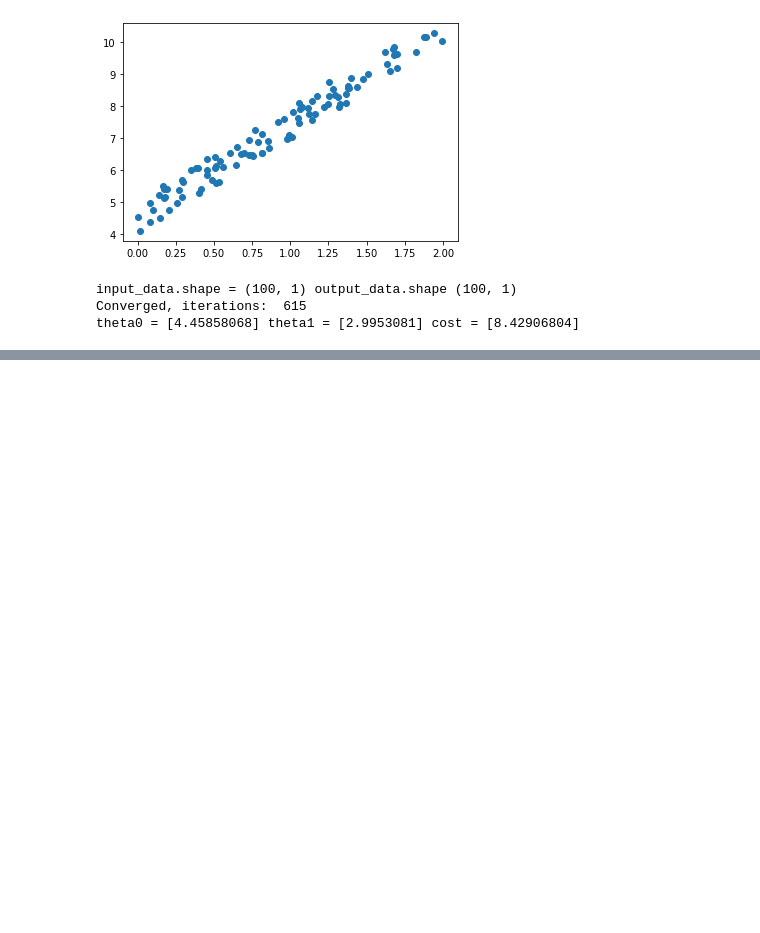
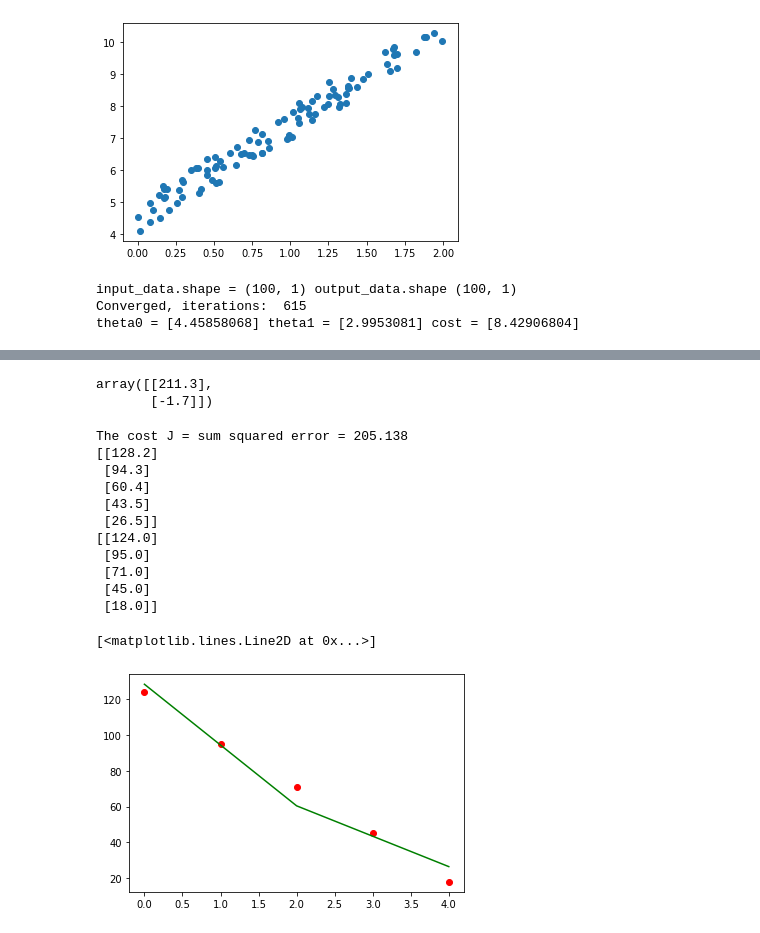
Before and after one commit to landonbr/Algorithms, a Jupyter notebook: gradient_descent.ipynb, the cells around one changed output, grey strips where cells are left out. Drawn from its saved outputs; the diff is of its cells as text; code cells hidden in the pictures; blank space fills up the shorter version.

```diff
--- a/gradient_descent.ipynb
+++ b/gradient_descent.ipynb
@@ -73,0 +82,11 @@ ValueError: x and y must have same first dimension, but have shapes (100, 1) and
+# %%
+m = x.shape[0]
+X = np.zeros((m,2))
+Y = np.zeros((m,1))
+theta = np.zeros((2,1))
+for i in range(m):
+    X[i,0] = 1
+    X[i,1] = x[i]
+    Y[i] = y[i]
+print(X)
+print(Y)
@@ -73,0 +104,34 @@ ValueError: x and y must have same first dimension, but have shapes (100, 1) and
+# %%
+# A = (X^t*X)^-1 * (X.T*Y)
+np.set_printoptions(formatter={'float': lambda x: "{0:0.01f}".format(x)})
+temp0 = np.linalg.inv(np.dot(X.T,X))
+temp1 = np.dot(X.T,Y)
+theta = np.dot(temp0,temp1)
+theta
+# h = -1.7x + 211
+# %% [output]
+array([[211.3],
+       [-1.7]])
+# %%
+predicted_y = np.dot(X,theta)
+temp0 = Y - predicted_y
+cost = np.dot(temp0.T, temp0)
+print(f'The cost J = sum squared error = {cost[0,0]:.3f}')
+print(predicted_y)
+print(Y)
+plt.plot(Y, 'ro')
+plt.plot(predicted_y, 'g-')
+# %% [output]
+The cost J = sum squared error = 205.138
+[[128.2]
+ [94.3]
+ [60.4]
+ [43.5]
+ [26.5]]
+[[124.0]
+ [95.0]
+ [71.0]
+ [45.0]
+ [18.0]]
+[<matplotlib.lines.Line2D at 0x...>]
+[figure, added]
```
Also changed, not shown: parts of 4 cells of this notebook.
